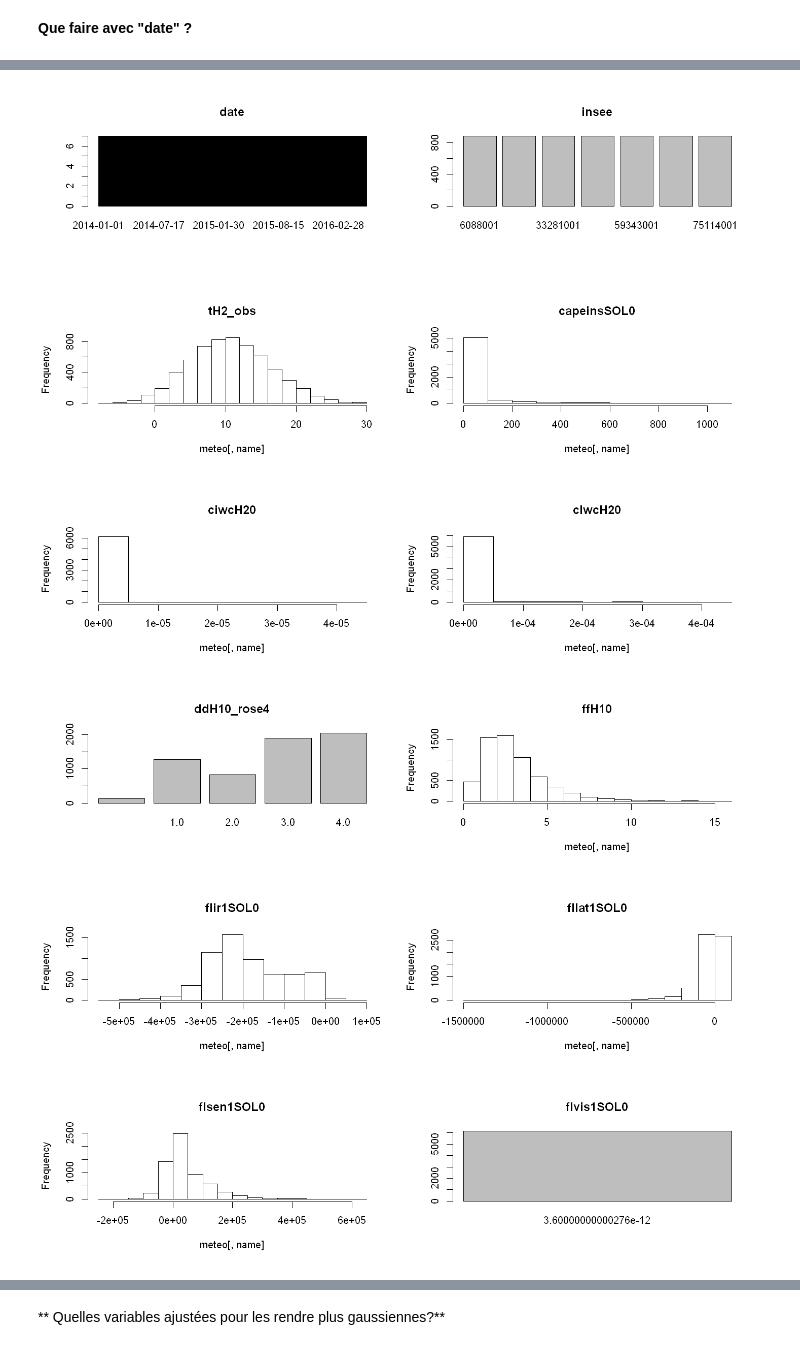
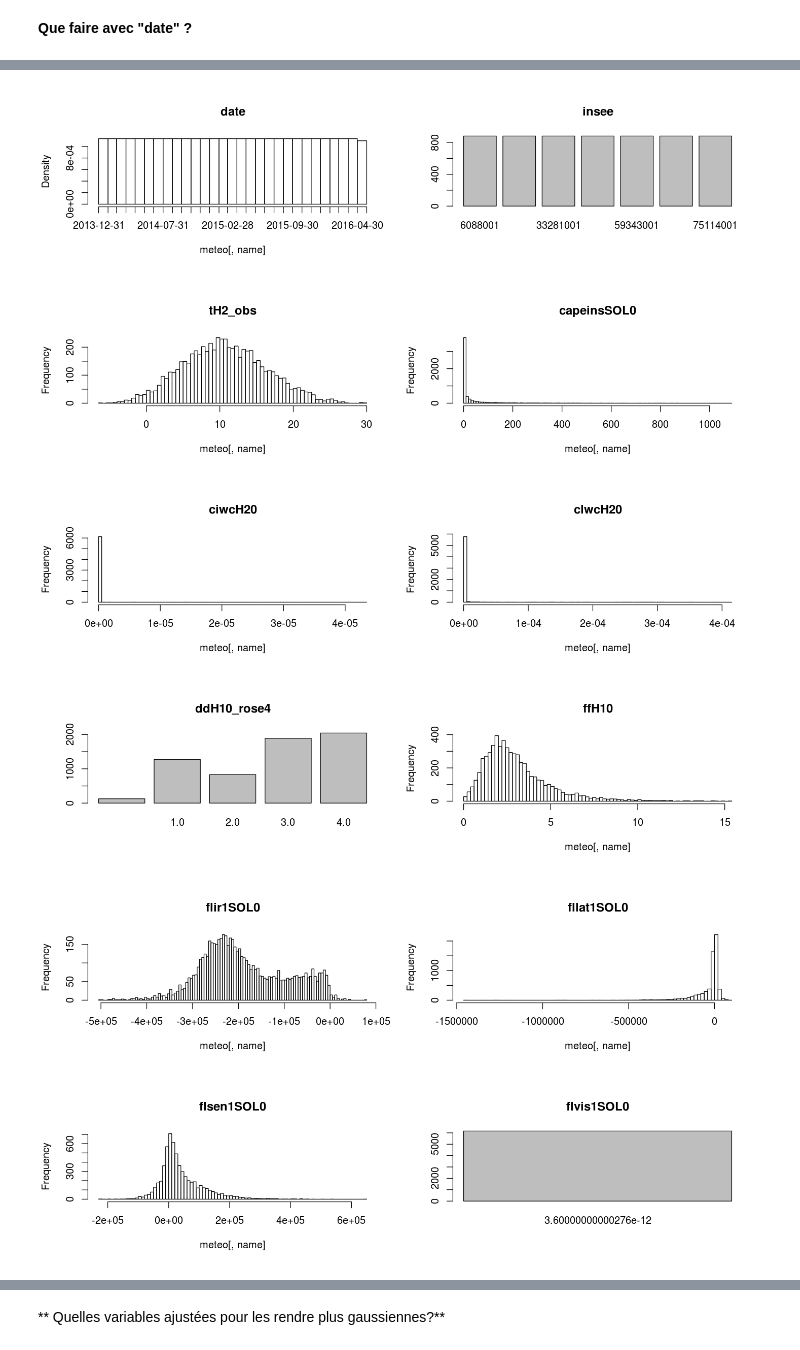
Before and after one commit to CangelosiQ/Defi, a Jupyter notebook: Data_Analysis_R.ipynb, the cells around one changed output, grey strips where cells are left out. Drawn from its saved outputs; the diff is of its cells as text; code cells hidden in the pictures.

```diff
--- a/Data_Analysis_R.ipynb
+++ b/Data_Analysis_R.ipynb
@@ -83,0 +86,6 @@ summary(meteo)
+# %%
+head(meteo$date)
+cat("Classe de la variable date :",class(meteo$date),"\n")
+cat(as.character(meteo[1,1]),"\n")
+meteo[,1]<-as.Date(as.character(meteo[,1]), "%Y-%m-%d")
+cat("Classe de la variable date :",class(meteo$date),"\n")
@@ -84,28 +98,32 @@ summary(meteo)
 # %%
 par(mfrow=c(1,2))
 options(repr.plot.width=12, repr.plot.height=3)
 
 # quanti to factor
 meteo$insee<-as.factor(meteo$insee)
 meteo$mois<-as.factor(meteo$mois)
 meteo$ddH10_rose4<-as.factor(meteo$ddH10_rose4)
 meteo$ech<-as.factor(meteo$ech)
 meteo$flvis1SOL0<-as.factor(meteo$flvis1SOL0)
 
 
-
 for (name in colnames(meteo)) {
-if (class(meteo[,name])=='factor') {barplot(table(meteo[,name]),main=name)} else
-    {
-        hist(meteo[,name],main=name)
+    if (class(meteo[,name])=='Date') {
+        hist(meteo[,name],"months",main=name)    # on traite differemment le type 'date'
+    } else{
+        if (class(meteo[,name])=='factor') {
+            barplot(table(meteo[,name]),main=name)
+        } else {
+            hist(meteo[,name],main=name,breaks=100)
+        }
     }
 }
 
-table(meteo[,ddH10_rose4])
+table(meteo$ddH10_rose4)
 # %% [output]
-[figure, old version]
+[figure, new version]
-[figure, old version]
+[figure, new version]
-[figure, old version]
+[figure, new version]
-[figure, old version]
+[figure, new version]
-[figure, old version]
+[figure, new version]
-[figure, old version]
+[figure, new version]
```
Also changed, not shown: parts of 25 cells of this notebook.
